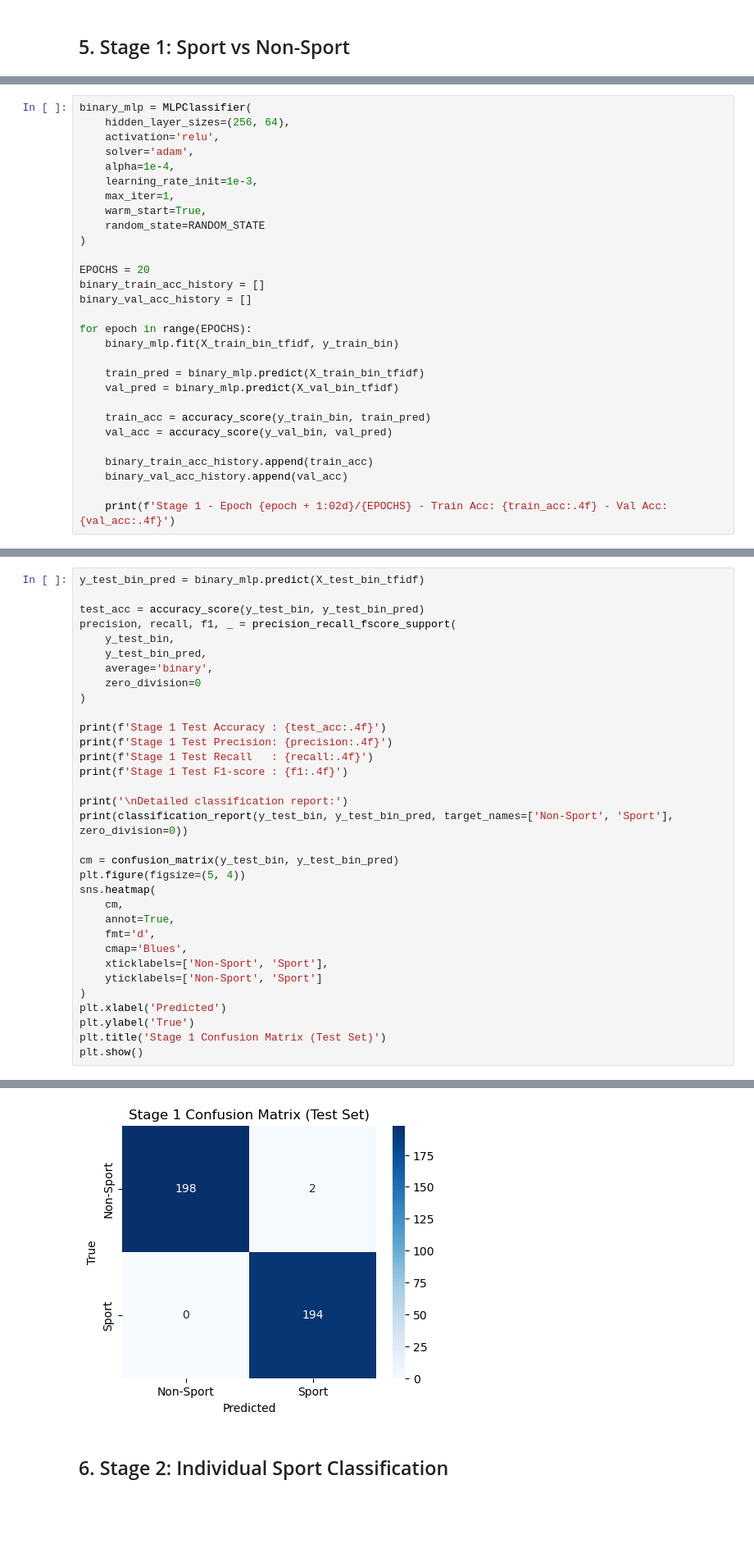
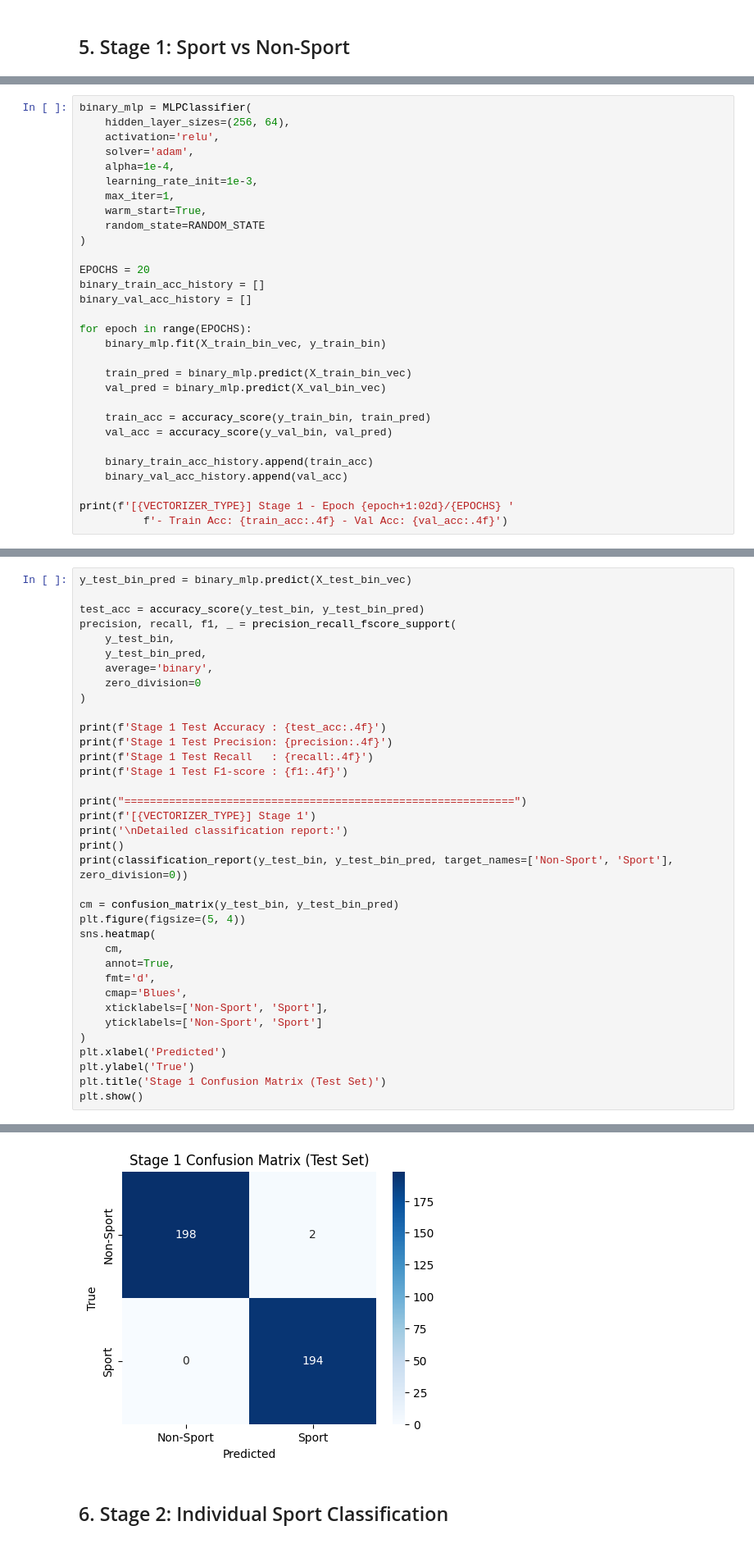
Before and after one commit to LucaBTE/articles-classification, a Jupyter notebook: bbc_sport_two_stage_classification.ipynb, the cells around one changed output, grey strips where cells are left out. Shown at 82% size. Saved outputs shown, nothing was run; the diff lists cells and outputs as text; blank space fills up the shorter version.

```diff
--- a/bbc_sport_two_stage_classification.ipynb
+++ b/bbc_sport_two_stage_classification.ipynb
@@ -281,10 +326,10 @@ binary_train_acc_history = []
 binary_val_acc_history = []
 
 for epoch in range(EPOCHS):
-    binary_mlp.fit(X_train_bin_tfidf, y_train_bin)
+    binary_mlp.fit(X_train_bin_vec, y_train_bin)
 
-    train_pred = binary_mlp.predict(X_train_bin_tfidf)
-    val_pred = binary_mlp.predict(X_val_bin_tfidf)
+    train_pred = binary_mlp.predict(X_train_bin_vec)
+    val_pred = binary_mlp.predict(X_val_bin_vec)
 
     train_acc = accuracy_score(y_train_bin, train_pred)
     val_acc = accuracy_score(y_val_bin, val_pred)
@@ -292,5 +337,6 @@ for epoch in range(EPOCHS):
     binary_train_acc_history.append(train_acc)
     binary_val_acc_history.append(val_acc)
 
-    print(f'Stage 1 - Epoch {epoch + 1:02d}/{EPOCHS} - Train Acc: {train_acc:.4f} - Val Acc: {val_acc:.4f}')
+print(f'[{VECTORIZER_TYPE}] Stage 1 - Epoch {epoch+1:02d}/{EPOCHS} '
+          f'- Train Acc: {train_acc:.4f} - Val Acc: {val_acc:.4f}')
 # %% [output]
@@ -328,5 +362,5 @@ Best stage 1 validation accuracy: 0.9898 at epoch 16
 # %%
-y_test_bin_pred = binary_mlp.predict(X_test_bin_tfidf)
+y_test_bin_pred = binary_mlp.predict(X_test_bin_vec)
 
 test_acc = accuracy_score(y_test_bin, y_test_bin_pred)
 precision, recall, f1, _ = precision_recall_fscore_support(
@@ -341,7 +375,10 @@ print(f'Stage 1 Test Precision: {precision:.4f}')
 print(f'Stage 1 Test Recall   : {recall:.4f}')
 print(f'Stage 1 Test F1-score : {f1:.4f}')
 
+print("=============================================================")
+print(f'[{VECTORIZER_TYPE}] Stage 1')
 print('\nDetailed classification report:')
+print()
 print(classification_report(y_test_bin, y_test_bin_pred, target_names=['Non-Sport', 'Sport'], zero_division=0))
 
 cm = confusion_matrix(y_test_bin, y_test_bin_pred)
@@ -368,12 +408,12 @@ Detailed classification report:
               precision    recall  f1-score   support
 
    Non-Sport       1.00      0.99      0.99       200
        Sport       0.99      1.00      0.99       194
 
     accuracy                           0.99       394
    macro avg       0.99      0.99      0.99       394
 weighted avg       0.99      0.99      0.99       394
-[figure, old version]
+[figure, new version]
 # %% [markdown]
 ## 6. Stage 2: Individual Sport Classification
 # %%
```
Also changed, not shown: parts of 16 cells of this notebook.
